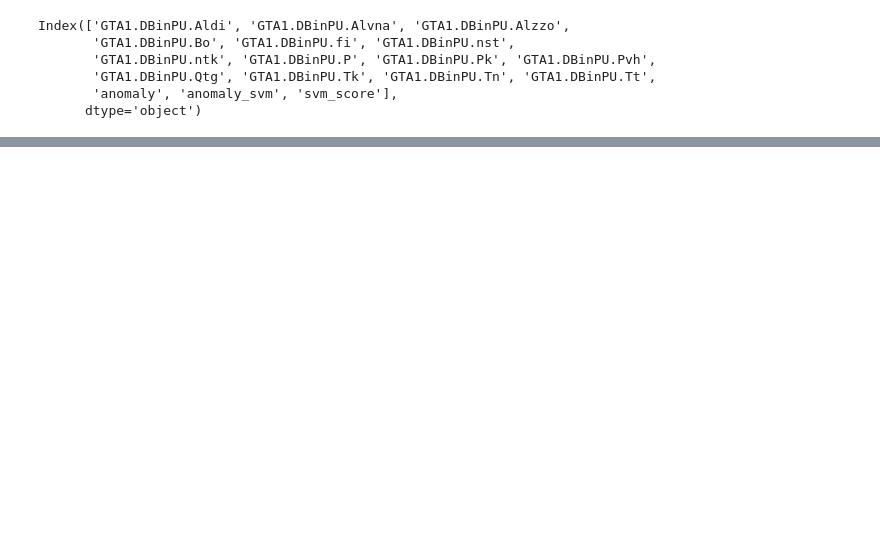
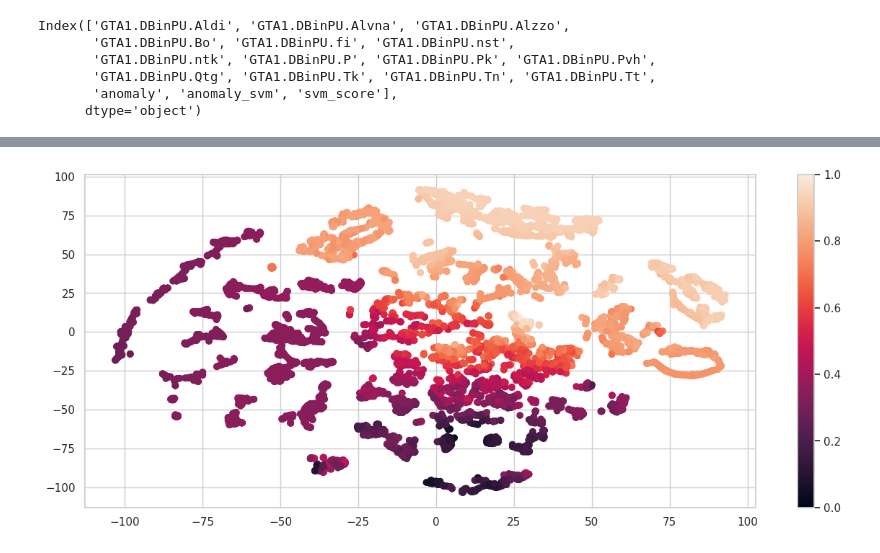
Before and after one commit to ArtyomShabunin/SMOPA, a Jupyter notebook: lesson_3.ipynb, the cells around one changed output, grey strips where cells are left out. Cells and saved outputs as stored; diff of their text form; code cells hidden in the pictures; blank space fills up the shorter version.

```diff
--- a/lesson_3.ipynb
+++ b/lesson_3.ipynb
@@ -379,0 +424,5 @@ plt.legend(prop={'size': 16}, loc='lower right');
+# %%
+plt.scatter(coords[:, 0], coords[:, 1], c=X_train['GTA1.DBinPU.Tn'].values);
+plt.colorbar();
+# %% [output]
+[figure, added]
```
Also changed, not shown: parts of 14 cells of this notebook.
